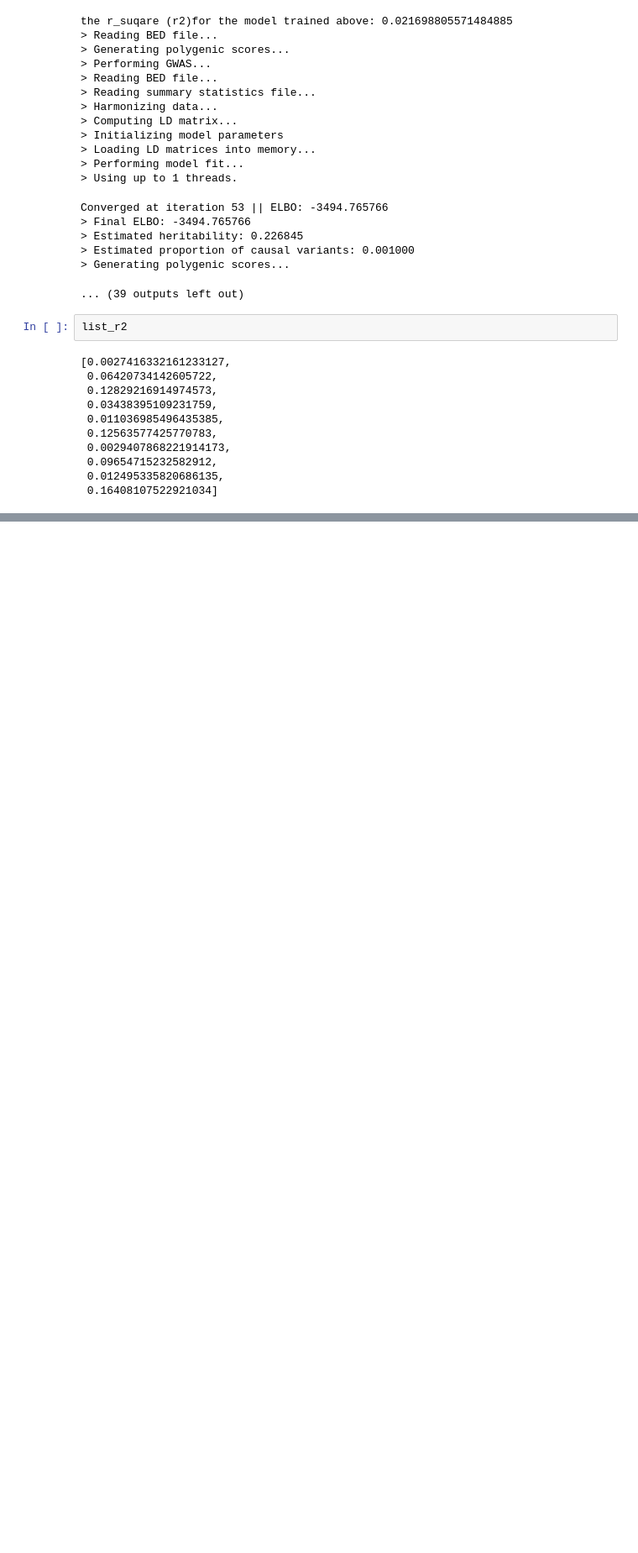
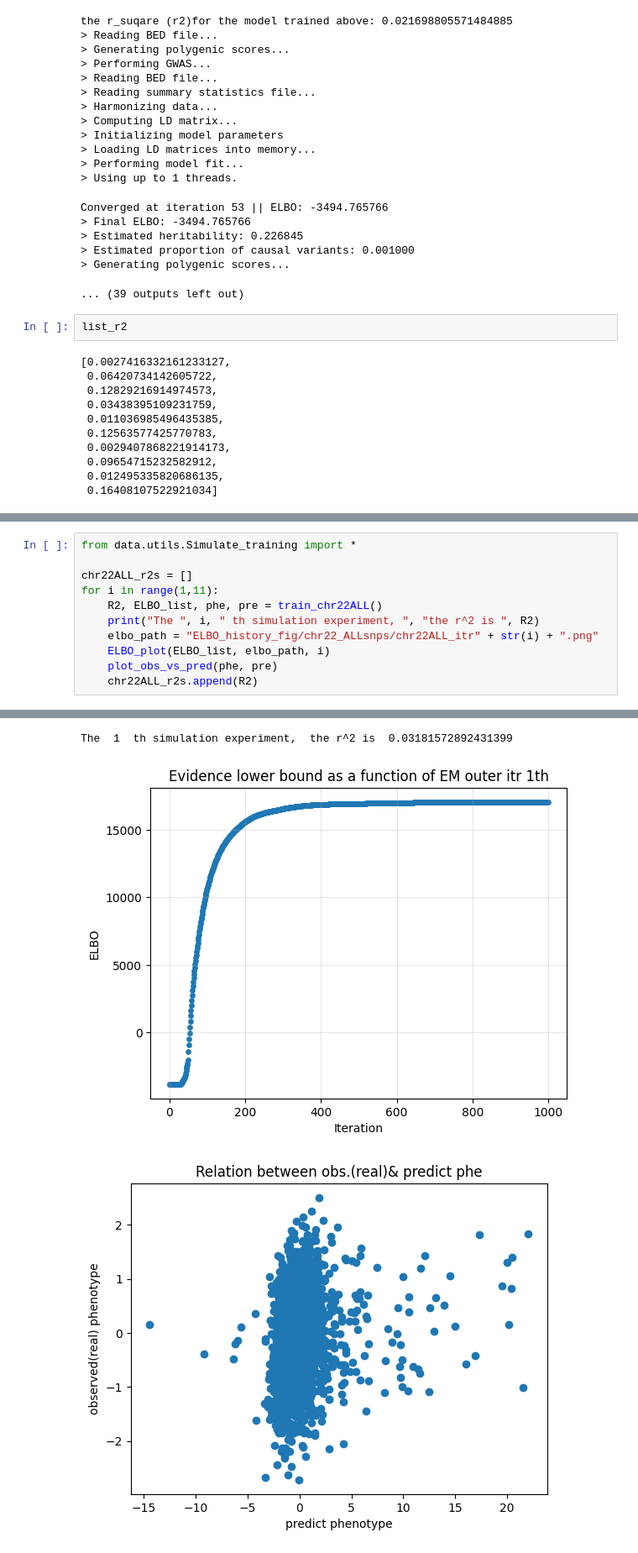
Before and after one commit to Yiqing-Zhu2000/RA_Project, a Jupyter notebook: Toy_500&ALL_simul.ipynb, the cells around one changed output, grey strips where cells are left out. Shown at 84% size. Drawn from its saved outputs; the diff is of its cells as text; blank space fills up the shorter version.

Commit message:
simulate on all chr22 snps.

```diff
--- a/Toy_500&ALL_simul.ipynb
+++ b/Toy_500&ALL_simul.ipynb
@@ -149,0 +151,12 @@ This will take a long time to run.
+# %%
+from data.utils.Simulate_training import *
+
+chr22ALL_r2s = []
+for i in range(1,11):
+    R2, ELBO_list, phe, pre = train_chr22ALL()
+    print("The ", i, " th simulation experiment, ", "the r^2 is ", R2)
+    elbo_path = "ELBO_history_fig/chr22_ALLsnps/chr22ALL_itr" + str(i) + ".png"
+    ELBO_plot(ELBO_list, elbo_path, i)
+    plot_obs_vs_pred(phe, pre)
+    chr22ALL_r2s.append(R2)
+# %% [output]
@@ -149,0 +189,3 @@ This will take a long time to run.
+The  1  th simulation experiment,  the r^2 is  0.03181572892431399
+[figure, added]
+[figure, added]
```
Also changed, not shown: parts of 3 cells of this notebook, 3 other files.
